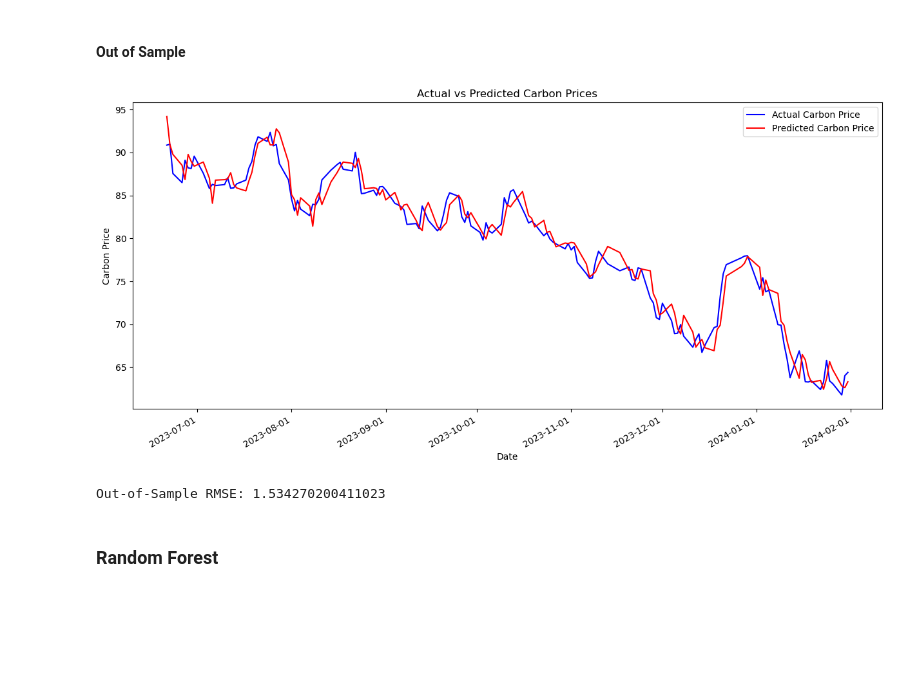
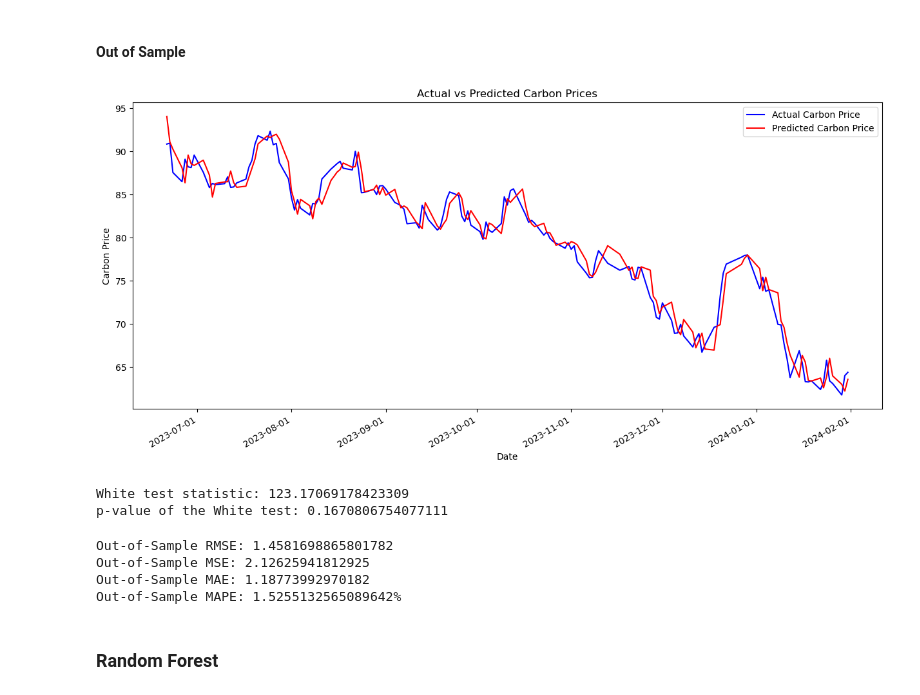
Before and after one commit to Erica-zya/Honor-Thesis, a Jupyter notebook: Draft_v5.ipynb, the cells around one changed output. Drawn from its saved outputs; the diff is of its cells as text; code cells hidden in the pictures; blank space fills up the shorter version.

```diff
--- a/Draft_v5.ipynb
+++ b/Draft_v5.ipynb
@@ -540,12 +647,12 @@ Warnings:
 # %% [markdown]
 ### ARIMA Model
 # %%
-X = df.drop(['Date', 'Carbon'], axis=1)
-y = df['Carbon']
+X = df_arima.drop(['Date', 'Carbon'], axis=1)
+y = df_arima['Carbon']
 # %%
-train_size = int(len(df) * 0.8)
-train_indices = df.index[:train_size]
-test_indices = df.index[train_size:]
+train_size = int(len(df_arima) * 0.8)
+train_indices = df_arima.index[:train_size]
+test_indices = df_arima.index[train_size:]
 
 y_train, y_test = y.loc[train_indices], y.loc[test_indices]
 X_train, X_test = X.loc[train_indices], X.loc[test_indices]
@@ -617,46 +718,76 @@ plt.show()
 #### Out of Sample
 # %%
 # Perform out-of-sample test with daily actual data updates
-y_pred_test = []  # Store predictions
+y_test_pred_arima = []  # Store predictions
 history = y_train.tolist()  # Initialize with training data
 exog_history = X_train.values.tolist()
 
 # Loop through test set to predict each day and update with actual data
 for t in range(len(y_test)):
     X_input = X_test.iloc[t].values.reshape(1, -1)  # Exogenous variables for day t
-    model = ARIMA(history, exog=exog_history, order=(1,1,1))
-    model_fit = model.fit()
+    arima_test_model = ARIMA(history, exog=exog_history, order=(1,1,1))
+    arima_test_model_fit = arima_test_model.fit()
 
     # Predict the next value
-    forecast = model_fit.forecast(exog=X_input)
-    y_pred_test.append(forecast[0])
+    forecast = arima_test_model_fit.forecast(exog=X_input)
+    y_test_pred_arima.append(forecast[0])
 
     # Update history with actual data for next iteration
     history.append(y_test.iloc[t])
     exog_history.append(X_input[0])
 # %%
-dates = df['Date']
+dates = df_arima['Date']
 date_test = dates[test_indices]
 
 plt.figure(figsize=(15, 7))
 plt.plot(date_test, y_test, label='Actual Carbon Price', color='blue')
-plt.plot(date_test, y_pred_test, label='Predicted Carbon Price', color='red')
+plt.plot(date_test, y_test_pred_arima, label='Predicted Carbon Price', color='red')
 plt.gca().xaxis.set_major_formatter(mdates.DateFormatter('%Y-%m-%d'))
 plt.gca().xaxis.set_major_locator(mdates.MonthLocator())
 plt.gcf().autofmt_xdate()  # Auto-format for date rotation and readability
 plt.title('Actual vs Predicted Carbon Prices')
 plt.xlabel('Date')
 plt.ylabel('Carbon Price')
 plt.legend()
 plt.show()
 # %% [output]
-[figure, old version]
+[figure, new version]
+# %%
+residuals = y_test - y_test_pred_arima
+
+# Perform White test
+exog = np.column_stack([X_test, X_test**2])  # Include the original exogenous variables and their squares
+white_test = het_white(residuals, exog)
+
+# Extract test results
+white_stat, white_p_val, _, _ = white_test
+
+print(f"White test statistic: {white_stat}")
+print(f"p-value of the White test: {white_p_val}")
+# %% [output]
+White test statistic: 123.17069178423309
+p-value of the White test: 0.1670806754077111
 # %%
 # Calculate RMSE
-rmse = np.sqrt(mean_squared_error(y_test, y_pred_test))
+rmse = np.sqrt(mean_squared_error(y_test, y_test_pred_arima))
 print(f"Out-of-Sample RMSE: {rmse}")
+
+# Calculate MSE
+mse = mean_squared_error(y_test, y_test_pred_arima)
+print(f"Out-of-Sample MSE: {mse}")
+
+# Calculate MAE
+mae = mean_absolute_error(y_test, y_test_pred_arima)
+print(f"Out-of-Sample MAE: {mae}")
+
+# Calculate MAPE (Mean Absolute Percentage Error)
+mape = np.mean(np.abs((y_test - y_test_pred_arima) / y_test)) * 100
+print(f"Out-of-Sample MAPE: {mape}%")
 # %% [output]
-Out-of-Sample RMSE: 1.534270200411023
+Out-of-Sample RMSE: 1.4581698865801782
+Out-of-Sample MSE: 2.12625941812925
+Out-of-Sample MAE: 1.18773992970182
+Out-of-Sample MAPE: 1.5255132565089642%
 # %% [markdown]
 ### Random Forest
 # %% [markdown]
```
Also changed, not shown: parts of 54 cells of this notebook.
